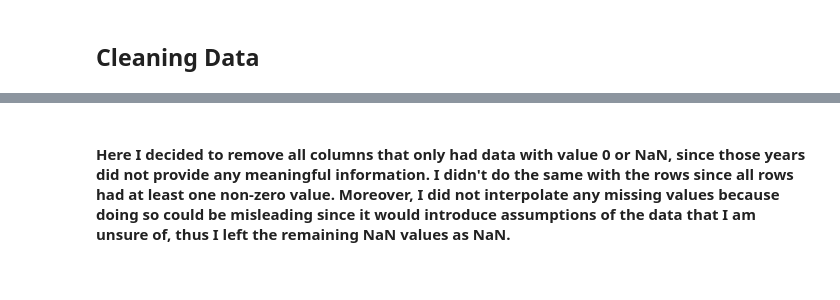
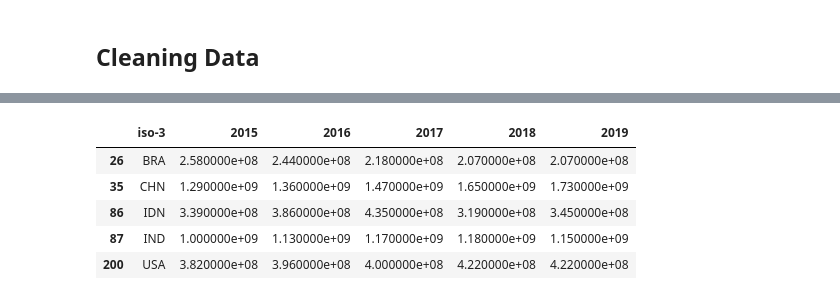
Before and after one commit to Fjljp/su-mt4007, a Jupyter notebook: HW3/HW3.ipynb, the cells around one changed output, grey strips where cells are left out. Saved outputs shown, nothing was run; the diff lists cells and outputs as text; code cells hidden in the pictures.

```diff
--- a/HW3/HW3.ipynb
+++ b/HW3/HW3.ipynb
@@ -428,2 +363,49 @@ Presentation
-# %% [markdown]
-#### Here I decided to remove all columns that only had data with value 0 or NaN, since those years did not provide any meaningful information. I didn't do the same with the rows since all rows had at least one non-zero value. Moreover, I did not interpolate any missing values because doing so could be misleading since it would introduce assumptions of the data that I am unsure of, thus I left the remaining NaN values as NaN.
+# %%
+import pandas as pd
+import numpy as np
+import math
+# Retrtrive data
+data = pd.read_csv('cell_phones_total.csv')
+
+# temporarily remove first column
+f=data.iloc[:, 0]
+data22 = data.iloc[:, 1:]
+
+# function that removes last symbol and changes value to the right value
+def convert(value):
+    if isinstance(value, str):
+        value = value.lower().strip()
+        if value.endswith('k'):
+            return float(value[:-1]) * 1e3 # change to float and multiply with the right amount
+        elif value.endswith('m'):
+            return float(value[:-1]) * 1e6
+        elif value.endswith('b'):
+            return float(value[:-1]) * 1e9
+        return value
+    return value
+
+
+data3=data22.iloc[:,16:] # remove first 17 columns with all zero or missing values.
+
+data4=data3.applymap(convert) # call function
+data5 = data4.applymap(lambda x: pd.to_numeric(x, errors='coerce')) # convert all values to numeric form
+data6 = data5.ffill(axis=1)   # forward fill the values to the right in ecah row
+
+data6.replace(0, np.nan, inplace=True)
+data6.head(10)
+
+data_final = pd.concat([f, data6], axis=1) # merge strings with cellphone data
+
+
+present = data_final.loc[
+    data_final["iso-3"].isin(['CHN', 'IND', 'USA', 'IDN', 'BRA']),
+    ["iso-3", "2015", "2016", "2017", "2018", "2019"]
+]
+present.head()
+# %% [output]
+|  | iso-3 | 2015 | 2016 | 2017 | 2018 | 2019 |
+| 26 | BRA | 2.580000e+08 | 2.440000e+08 | 2.180000e+08 | 2.070000e+08 | 2.070000e+08 |
+| 35 | CHN | 1.290000e+09 | 1.360000e+09 | 1.470000e+09 | 1.650000e+09 | 1.730000e+09 |
+| 86 | IDN | 3.390000e+08 | 3.860000e+08 | 4.350000e+08 | 3.190000e+08 | 3.450000e+08 |
+| 87 | IND | 1.000000e+09 | 1.130000e+09 | 1.170000e+09 | 1.180000e+09 | 1.150000e+09 |
+| 200 | USA | 3.820000e+08 | 3.960000e+08 | 4.000000e+08 | 4.220000e+08 | 4.220000e+08 |
```
Also changed, not shown: parts of 2 cells of this notebook.
